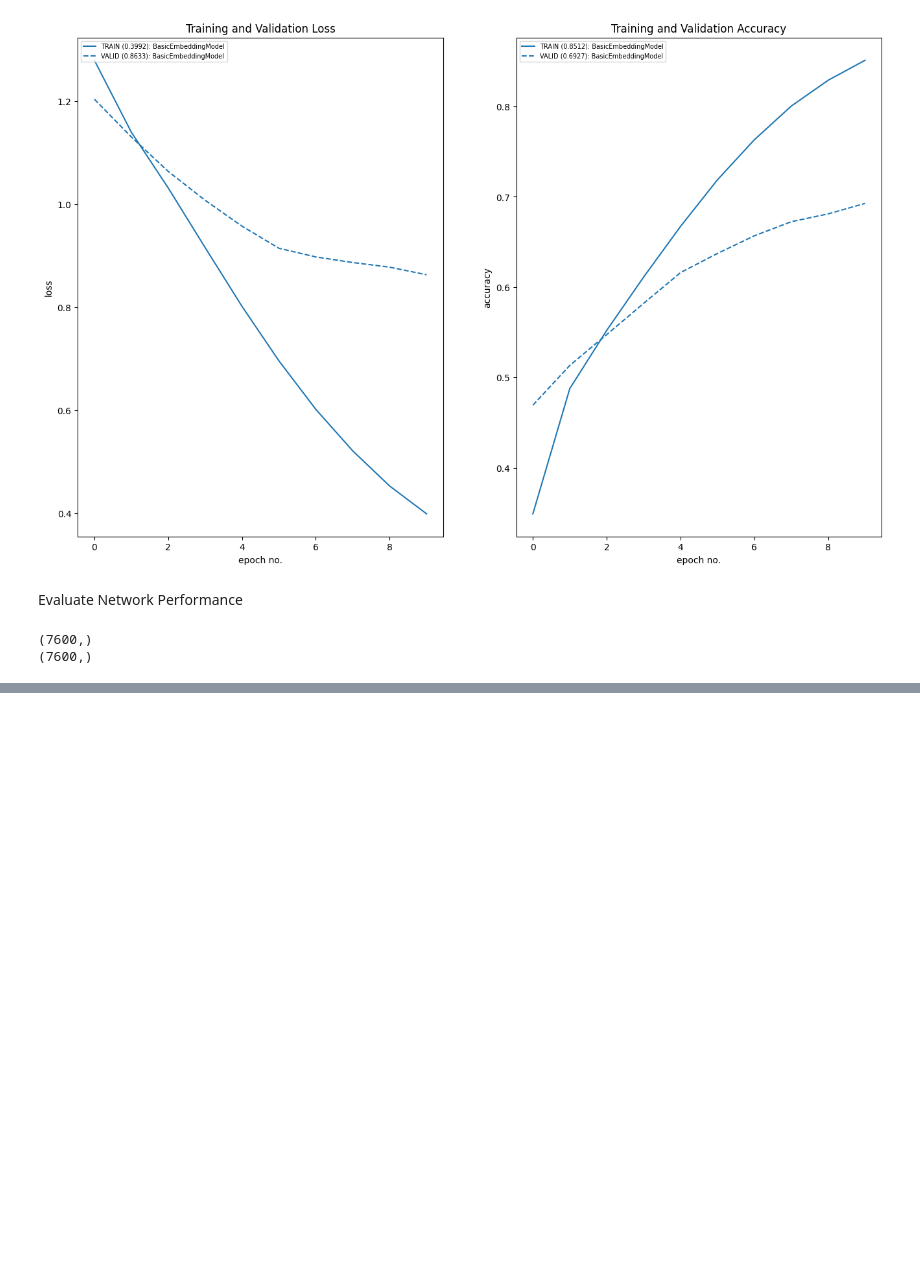
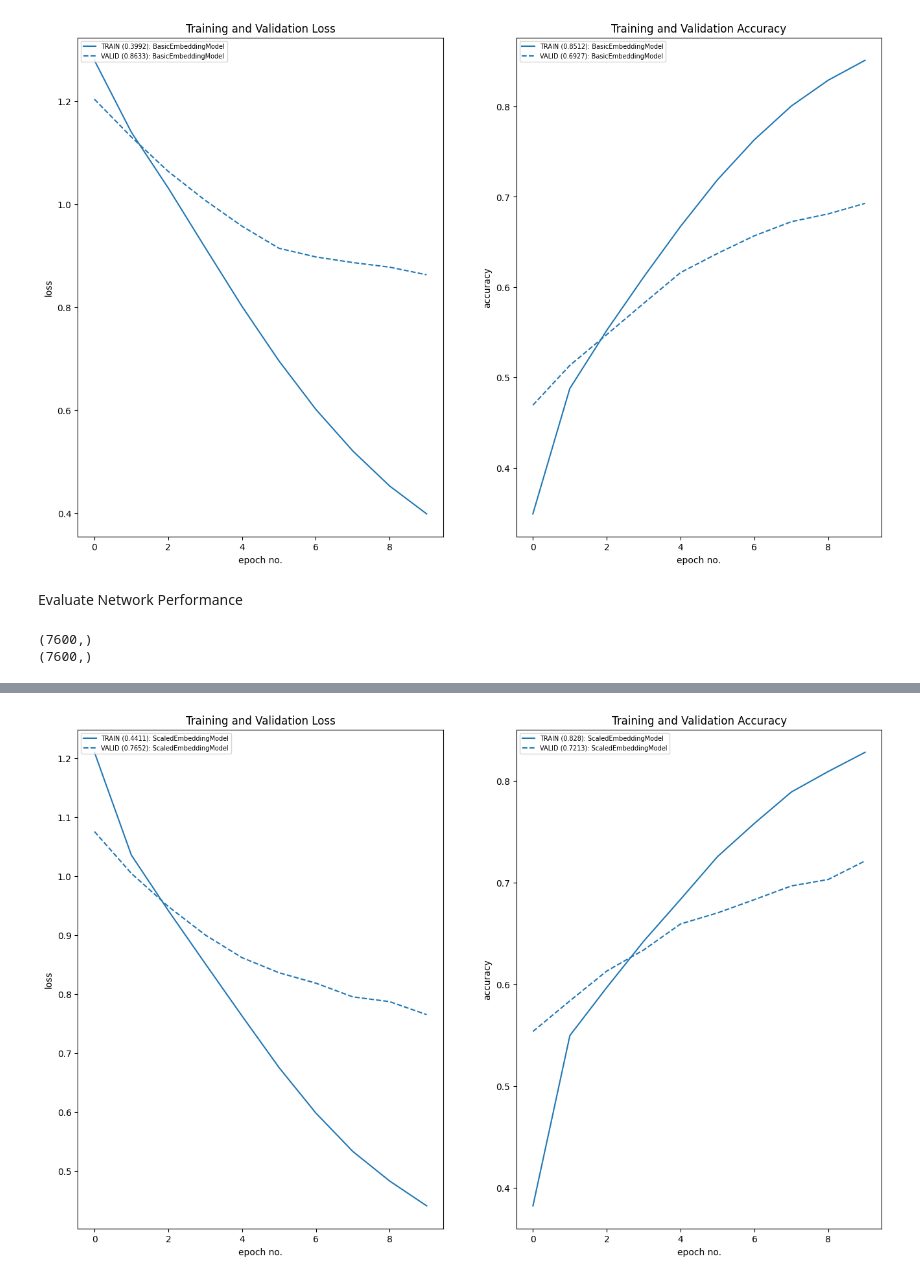
Before and after one commit to soutrik71/pytorch_classics, a Jupyter notebook: APTorch4.ipynb, the cells around one changed output, grey strips where cells are left out. Saved outputs shown, nothing was run; the diff lists cells and outputs as text; code cells hidden in the pictures; blank space fills up the shorter version.

```diff
--- a/APTorch4.ipynb
+++ b/APTorch4.ipynb
@@ -407,0 +485,18 @@ print(Y_preds.shape)
+# %%
+scaled_embedder = ScaledEmbeddingClassifier(num_classes=4)
+# %%
+# driver setup
+optimizer = optim.Adam(scaled_embedder.parameters(), lr=lr, weight_decay=1e-3)
+criterion = nn.CrossEntropyLoss()
+metric = MulticlassAccuracy(device = device, num_classes=10)
+# %%
+# Place holders----
+train_losses = []
+train_metrics = []
+test_losses = []
+test_metrics = []
+
+for epoch in range(0,epochs):
+  print(f'Epoch {epoch}')
+  train_losses, train_metrics = train_module(scaled_embedder, device, train_loader, optimizer, criterion, metric, train_losses, train_metrics)
+  test_losses , test_metrics = test_module(scaled_embedder, device, test_loader, criterion, metric, test_losses, test_metrics)
@@ -407,0 +514,12 @@ print(Y_preds.shape)
+# %%
+plot_loss_accuracy(train_loss= [train_losses],
+                   val_loss= [test_losses],
+                   train_acc= [train_metrics],
+                   val_acc= [test_metrics],
+                   labels=['ScaledEmbeddingModel'],
+                   colors=['blue'],
+                   loss_legend_loc='upper left',
+                   acc_legend_loc='upper left',
+                   legend_font=7)
+# %% [output]
+[figure, added]
```
Also changed, not shown: parts of 40 cells of this notebook.
